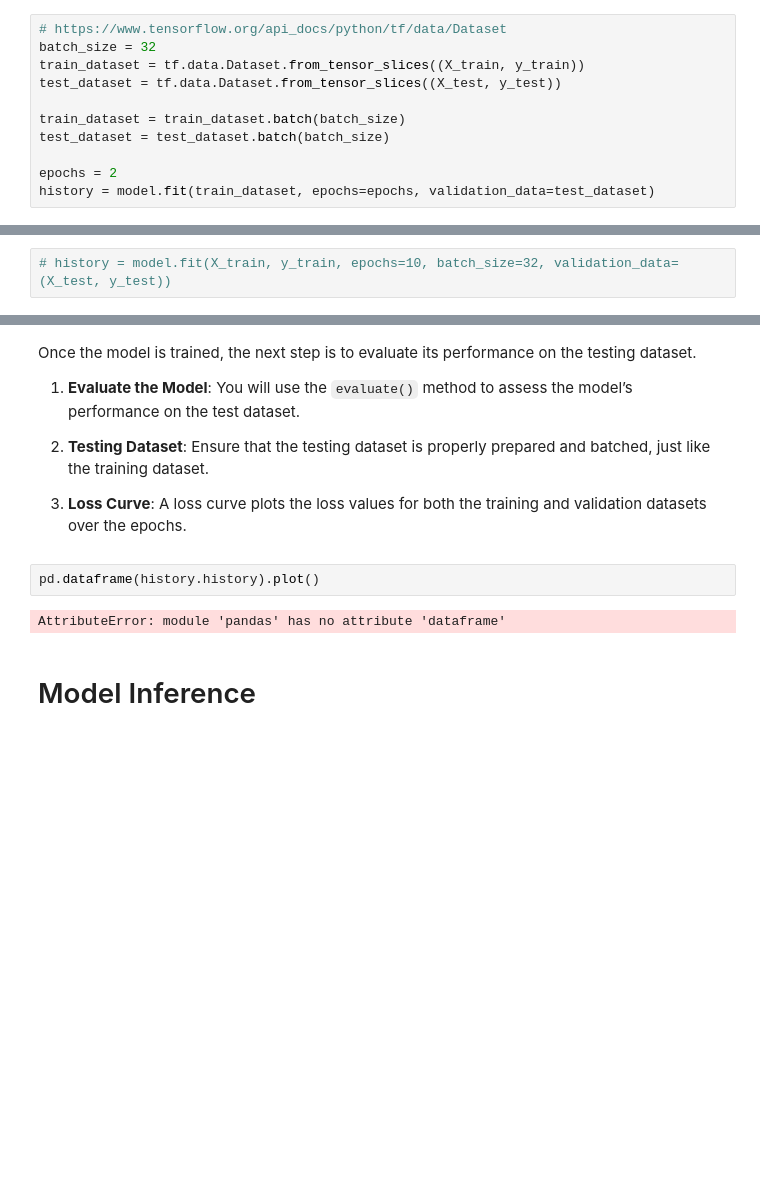
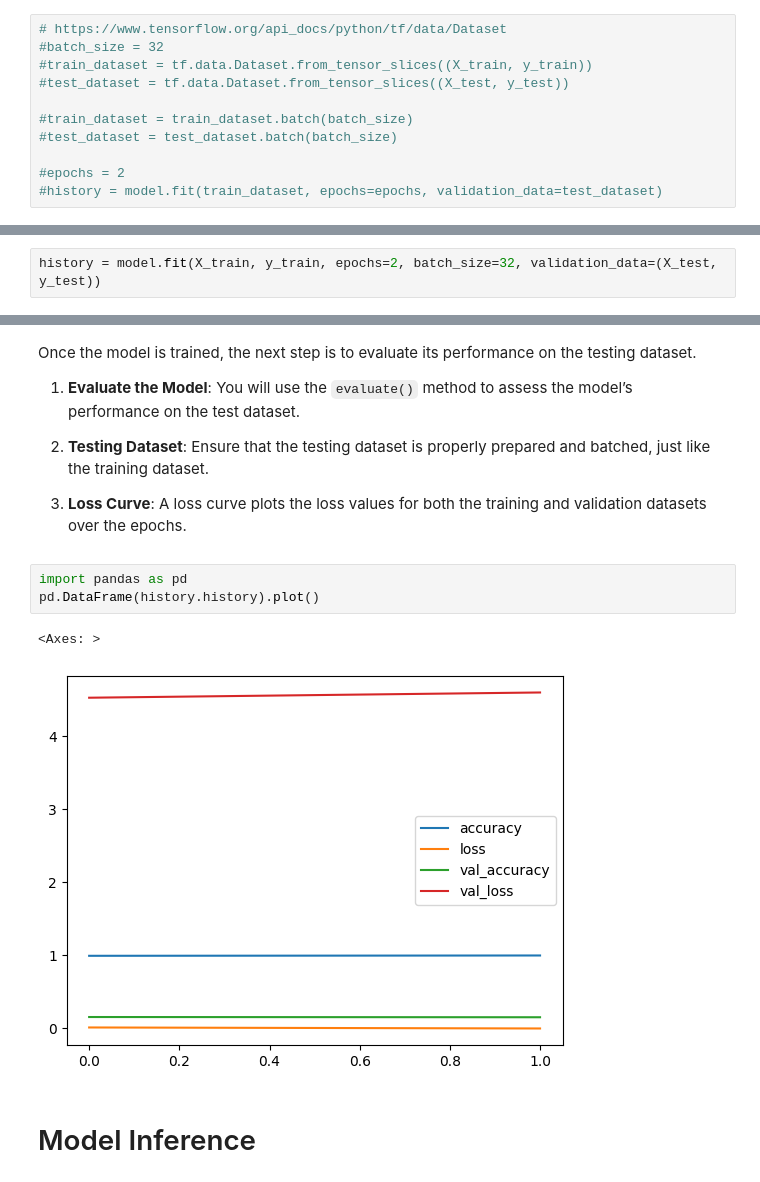
Before and after one commit to TheKnight909/T5, a Jupyter notebook: Week7_Task2_Text_Classification_ar.ipynb, the cells around one changed output, grey strips where cells are left out. Saved outputs shown, nothing was run; the diff lists cells and outputs as text; blank space fills up the shorter version.

```diff
--- a/Week7_Task2_Text_Classification_ar.ipynb
+++ b/Week7_Task2_Text_Classification_ar.ipynb
@@ -634,20 +483,20 @@ In this step, you will define the batch size, create TensorFlow Datasets for bot
    During training, the model’s performance metrics (such as loss and accuracy) will be tracked over the epochs, and the results will be stored in the `history` object.
 # %%
 # https://www.tensorflow.org/api_docs/python/tf/data/Dataset
-batch_size = 32
-train_dataset = tf.data.Dataset.from_tensor_slices((X_train, y_train))
-test_dataset = tf.data.Dataset.from_tensor_slices((X_test, y_test))
+#batch_size = 32
+#train_dataset = tf.data.Dataset.from_tensor_slices((X_train, y_train))
+#test_dataset = tf.data.Dataset.from_tensor_slices((X_test, y_test))
 
-train_dataset = train_dataset.batch(batch_size)
-test_dataset = test_dataset.batch(batch_size)
+#train_dataset = train_dataset.batch(batch_size)
+#test_dataset = test_dataset.batch(batch_size)
 
-epochs = 2
-history = model.fit(train_dataset, epochs=epochs, validation_data=test_dataset)
+#epochs = 2
+#history = model.fit(train_dataset, epochs=epochs, validation_data=test_dataset)
 # %% [output]
 Epoch 1/2
 879/879 ━━━━━━━━━━━━━━━━━━━━ 31s 6ms/step - accuracy: 0.1627 - loss: 1.9256 - val_accuracy: 0.1639 - val_loss: 1.9146
 Epoch 2/2
 879/879 ━━━━━━━━━━━━━━━━━━━━ 3s 3ms/step - accuracy: 0.7746 - loss: 0.6022 - val_accuracy: 0.1533 - val_loss: 4.4038
 # %%
-# history = model.fit(X_train, y_train, epochs=10, batch_size=32, validation_data=(X_test, y_test))
+history = model.fit(X_train, y_train, epochs=2, batch_size=32, validation_data=(X_test, y_test))
 # %% [output]
@@ -681,10 +523,12 @@ Once the model is trained, the next step is to evaluate its performance on the t
 
 4. **Loss Curve**:
    A loss curve plots the loss values for both the training and validation datasets over the epochs.
-# %%
-pd.dataframe(history.history).plot()
-# %% [output]
-AttributeError: module 'pandas' has no attribute 'dataframe'
+# %%
+import pandas as pd
+pd.DataFrame(history.history).plot()
+# %% [output]
+<Axes: >
+[figure, added]
 # %% [markdown]
 # Model Inference
 # %% [markdown]
```
Also changed, not shown: parts of 5 cells of this notebook.
